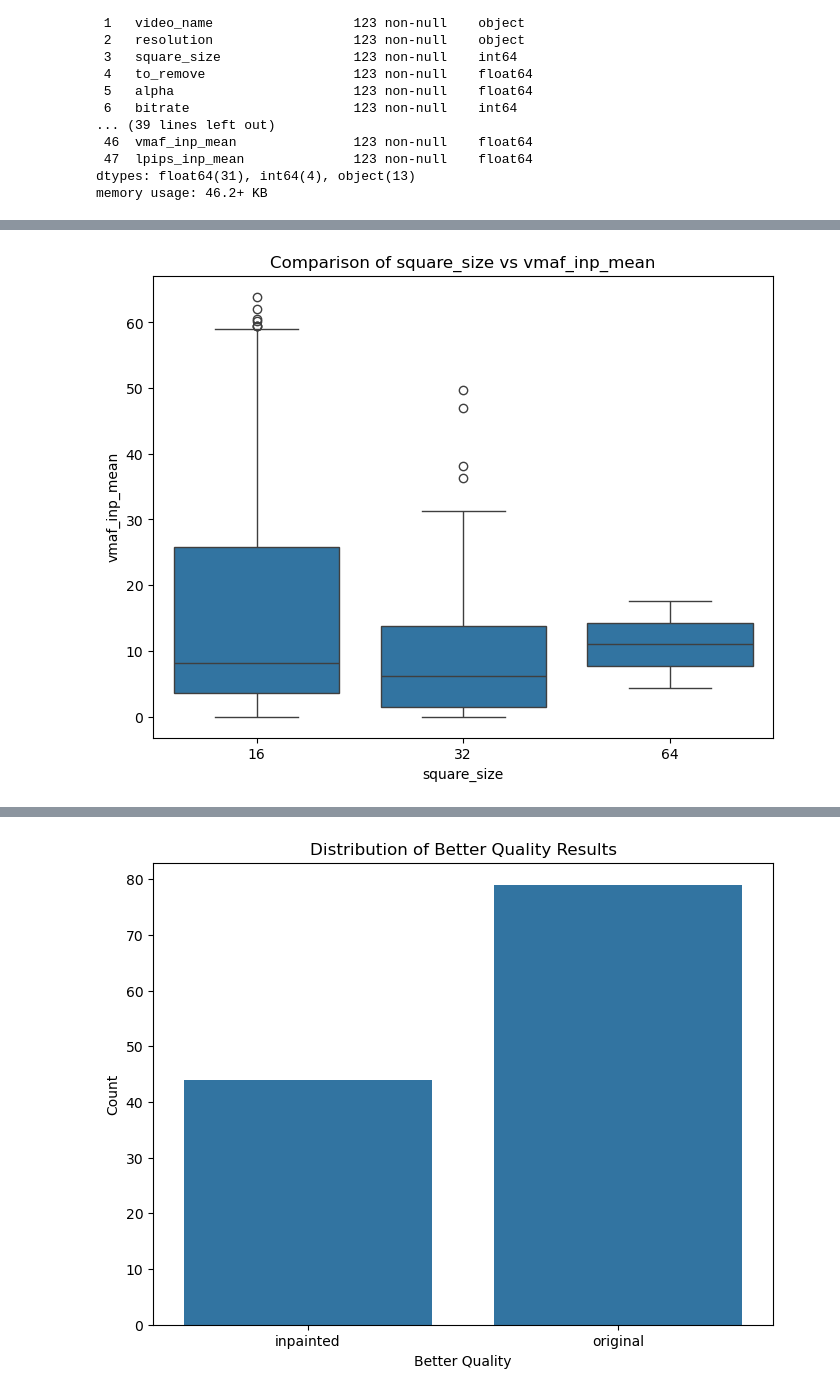
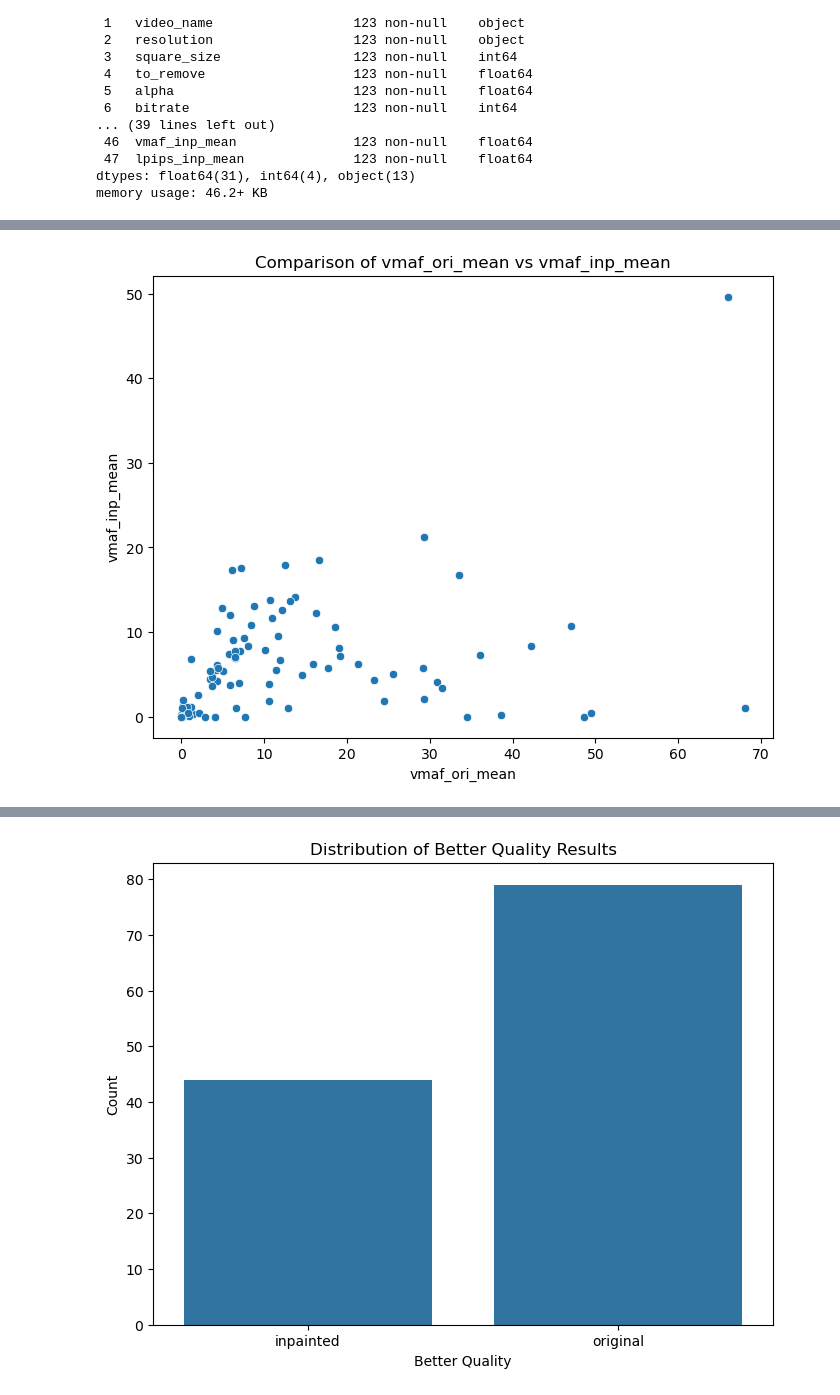
Before and after one commit to emanuele-artioli/elvis, a Jupyter notebook: show_results.ipynb, the cells around one changed output, grey strips where cells are left out. Saved outputs shown, nothing was run; the diff lists cells and outputs as text; code cells hidden in the pictures.

```diff
--- a/show_results.ipynb
+++ b/show_results.ipynb
@@ -33,12 +33,14 @@ memory usage: 46.2+ KB
 # %%
 # Define the list of known quality metrics
 quality_metrics = [
-    'mse_ori_mean', 'psnr_inp_mean', 'ssim_inp_mean', 'vmaf_inp_mean', 'lpips_inp_mean',
-    'mse_inp_mean', 'psnr_ori_mean', 'ssim_ori_mean', 'vmaf_ori_mean', 'lpips_ori_mean',
+    'mse_inp_mean', 'psnr_inp_mean', 'ssim_inp_mean', 'vmaf_inp_mean', 'lpips_inp_mean',
+    'mse_ori_mean', 'psnr_ori_mean', 'ssim_ori_mean', 'vmaf_ori_mean', 'lpips_ori_mean',
+    'server_runtime', 'client_runtime',
 ]
 
 # Identify parameters by excluding quality metrics and any non-numeric columns
 parameters = [col for col in df.columns if col not in quality_metrics and pd.api.types.is_numeric_dtype(df[col])]
+
 
 # Filter the data to keep only the relevant columns for correlation
 relevant_data = df[parameters + quality_metrics]
@@ -48,6 +50,7 @@ correlation_matrix = df.corr('spearman', numeric_only=True)
 
 # Extract correlations between parameters and quality metrics
 correlations_with_quality = correlation_matrix.loc[parameters, quality_metrics]
+correlations_with_quality = correlations_with_quality.dropna()
 
 # Visualize the correlation matrix
 plt.figure(figsize=(12, 8))
@@ -80,36 +83,36 @@ def filter_data(data, plot=False, **conditions):
         else:  # Exact match condition
             filtered_data = filtered_data[filtered_data[parameter] == value]
 
     # Plot if plot argument is provided
     if plot:
         if plot is True:
             # Plot correlation heatmap for all numeric columns
             numeric_columns = filtered_data.select_dtypes(include=['float64', 'int64']).columns
             correlation_matrix = filtered_data[numeric_columns].corr()
             plt.figure(figsize=(10, 8))
             sns.heatmap(correlation_matrix, annot=True, cmap="coolwarm", vmin=-1, vmax=1)
             plt.title("Correlation Heatmap of Parameters and Quality Metrics")
             plt.show()
 
         elif isinstance(plot, tuple) and len(plot) == 2:
             col1, col2 = plot
             if col1 in filtered_data.columns and col2 in filtered_data.columns:
                 # Scatter plot of the specified columns
                 plt.figure(figsize=(8, 6))
-                sns.boxplot(x=filtered_data[col1], y=filtered_data[col2])
+                sns.scatterplot(x=filtered_data[col1], y=filtered_data[col2])
                 plt.xlabel(col1)
                 plt.ylabel(col2)
                 plt.title(f"Comparison of {col1} vs {col2}")
                 plt.show()
             else:
                 print(f"Columns '{col1}' and/or '{col2}' not found in the dataset.")
 
     return filtered_data
 
 # Filter and plot a scatter plot of 'alpha' vs 'psnr_inp_mean'
-result = filter_data(df, plot=('square_size', 'vmaf_inp_mean'))
+result = filter_data(df, hnerv_ks='0_3_3', plot=('vmaf_ori_mean', 'vmaf_inp_mean'))
 # %% [output]
-[figure, old version]
+[figure, new version]
 # %%
 # Function to plot comparison between original and inpainted results
 def plot_comparison(df, metric, parameter):
```
Also changed, not shown: parts of 4 cells of this notebook, 1 other file.
